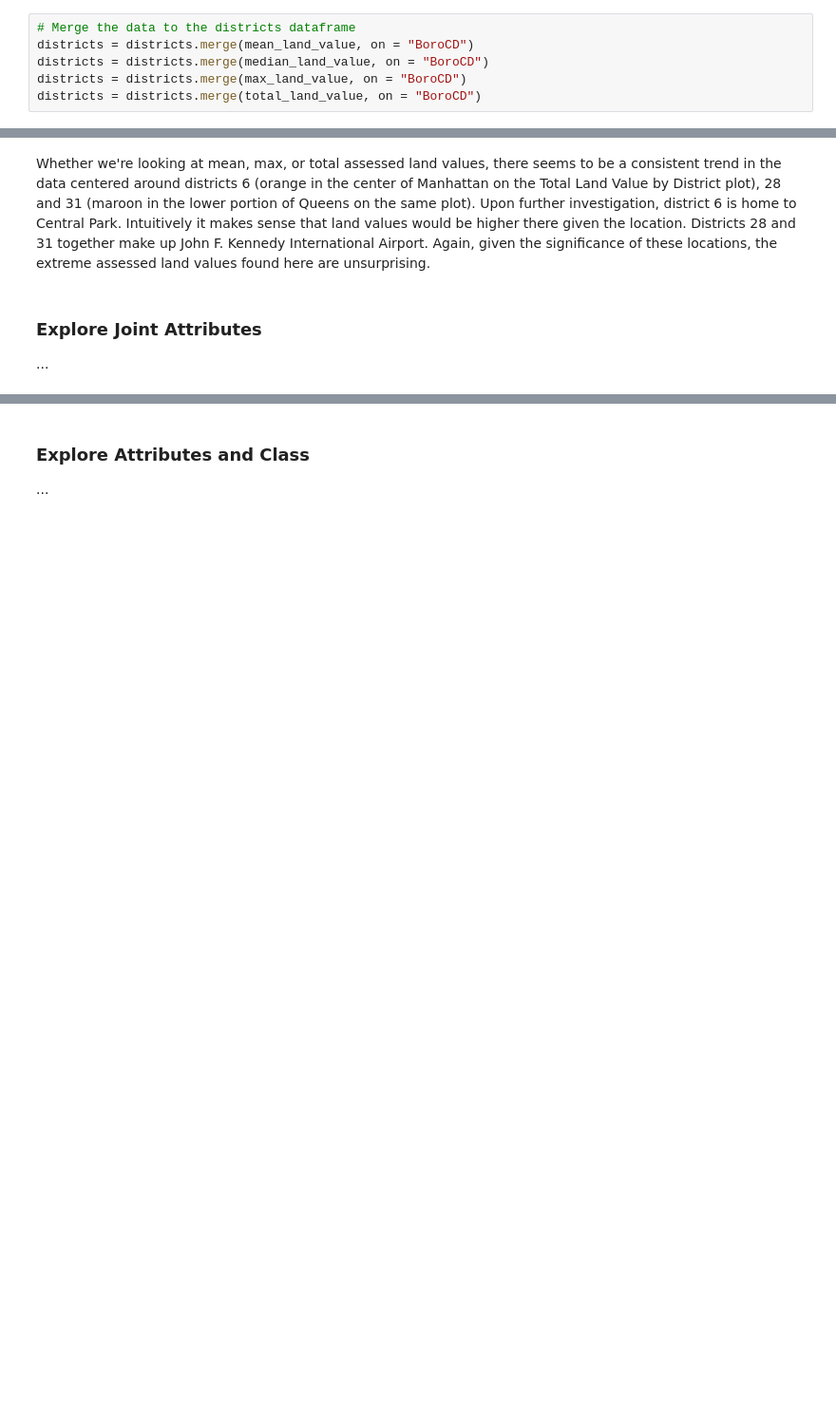
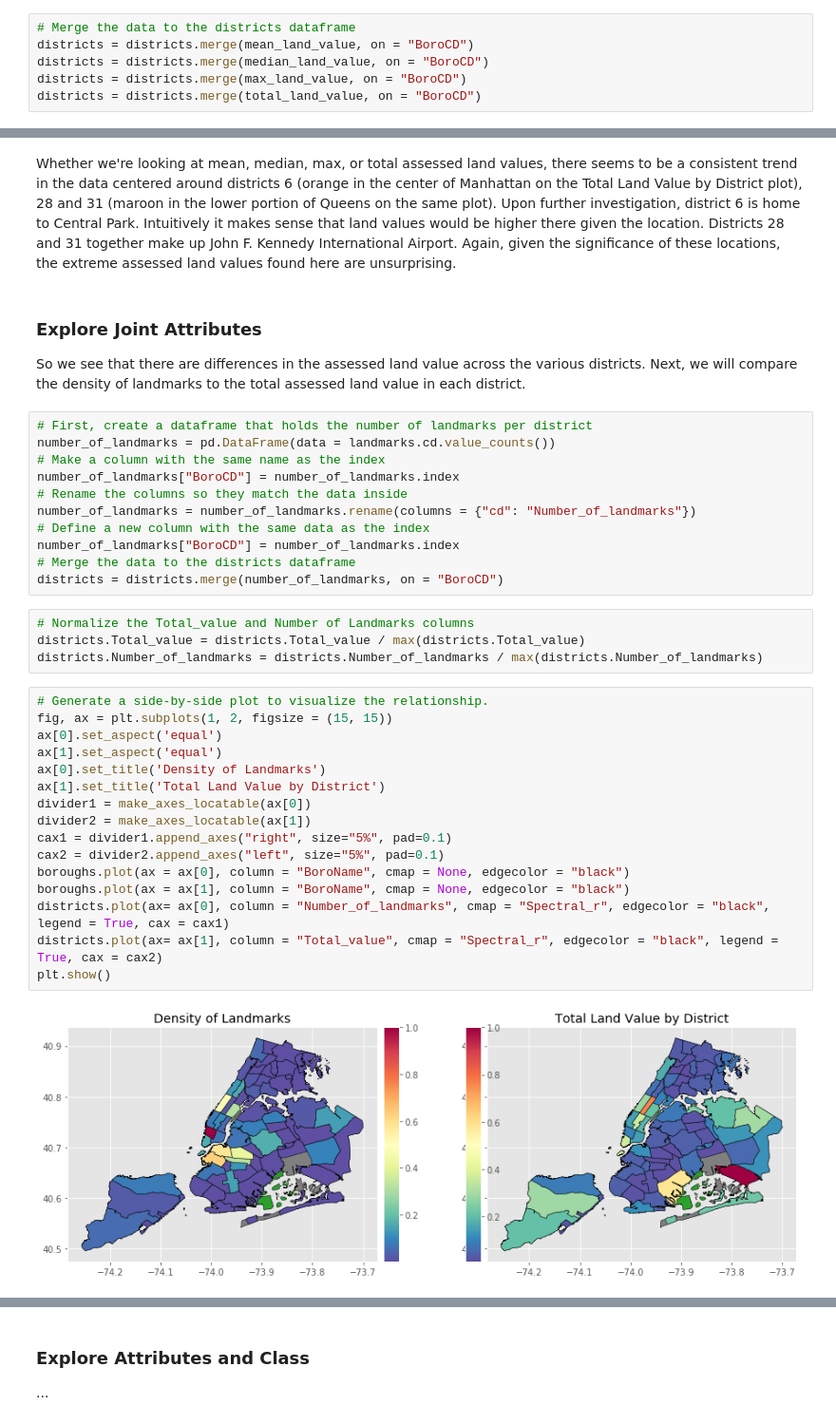
Before and after one commit to lavos84/DS7331-Term-Project, a Jupyter notebook: DS 7331 Term Project.ipynb, the cells around one changed output, grey strips where cells are left out. Shown at 95% size. Saved outputs shown, nothing was run; the diff lists cells and outputs as text; blank space fills up the shorter version.

```diff
--- a/DS 7331 Term Project.ipynb
+++ b/DS 7331 Term Project.ipynb
@@ -683,10 +685,39 @@ plt.show()
 # %% [markdown]
-Whether we're looking at mean, max, or total assessed land values, there seems to be a consistent trend in the data centered around districts 6 (orange in the center of Manhattan on the Total Land Value by District plot), 28 and 31 (maroon in the lower portion of Queens on the same plot).  Upon further investigation, district 6 is home to Central Park.  Intuitively it makes sense that land values would be higher there given the location.  Districts 28 and 31 together make up John F. Kennedy International Airport.  Again, given the significance of these locations, the extreme assessed land values found here are unsurprising.
+Whether we're looking at mean, median, max, or total assessed land values, there seems to be a consistent trend in the data centered around districts 6 (orange in the center of Manhattan on the Total Land Value by District plot), 28 and 31 (maroon in the lower portion of Queens on the same plot).  Upon further investigation, district 6 is home to Central Park.  Intuitively it makes sense that land values would be higher there given the location.  Districts 28 and 31 together make up John F. Kennedy International Airport.  Again, given the significance of these locations, the extreme assessed land values found here are unsurprising.
-# %% [markdown]
-### Explore Joint Attributes
-
-
-
-
-
-...
+# %% [markdown]
+### Explore Joint Attributes
+
+So we see that there are differences in the assessed land value across the various districts.  Next, we will compare the density of landmarks to the total assessed land value in each district.
+# %%
+# First, create a dataframe that holds the number of landmarks per district
+number_of_landmarks = pd.DataFrame(data = landmarks.cd.value_counts())
+# Make a column with the same name as the index
+number_of_landmarks["BoroCD"] = number_of_landmarks.index
+# Rename the columns so they match the data inside
+number_of_landmarks = number_of_landmarks.rename(columns = {"cd": "Number_of_landmarks"})
+# Define a new column with the same data as the index
+number_of_landmarks["BoroCD"] = number_of_landmarks.index
+# Merge the data to the districts dataframe
+districts = districts.merge(number_of_landmarks, on = "BoroCD")
+# %%
+# Normalize the Total_value and Number of Landmarks columns
+districts.Total_value = districts.Total_value / max(districts.Total_value)
+districts.Number_of_landmarks = districts.Number_of_landmarks / max(districts.Number_of_landmarks)
+# %%
+# Generate a side-by-side plot to visualize the relationship.
+fig, ax = plt.subplots(1, 2, figsize = (15, 15))
+ax[0].set_aspect('equal')
+ax[1].set_aspect('equal')
+ax[0].set_title('Density of Landmarks')
+ax[1].set_title('Total Land Value by District')
+divider1 = make_axes_locatable(ax[0])
+divider2 = make_axes_locatable(ax[1])
+cax1 = divider1.append_axes("right", size="5%", pad=0.1)
+cax2 = divider2.append_axes("left", size="5%", pad=0.1)
+boroughs.plot(ax = ax[0], column = "BoroName", cmap = None, edgecolor = "black")
+boroughs.plot(ax = ax[1], column = "BoroName", cmap = None, edgecolor = "black")
+districts.plot(ax= ax[0], column = "Number_of_landmarks", cmap = "Spectral_r", edgecolor = "black", legend = True, cax = cax1)
+districts.plot(ax= ax[1], column = "Total_value", cmap = "Spectral_r", edgecolor = "black", legend = True, cax = cax2)
+plt.show()
+# %% [output]
+[figure, added]
```
Also changed, not shown: parts of 6 cells of this notebook.
